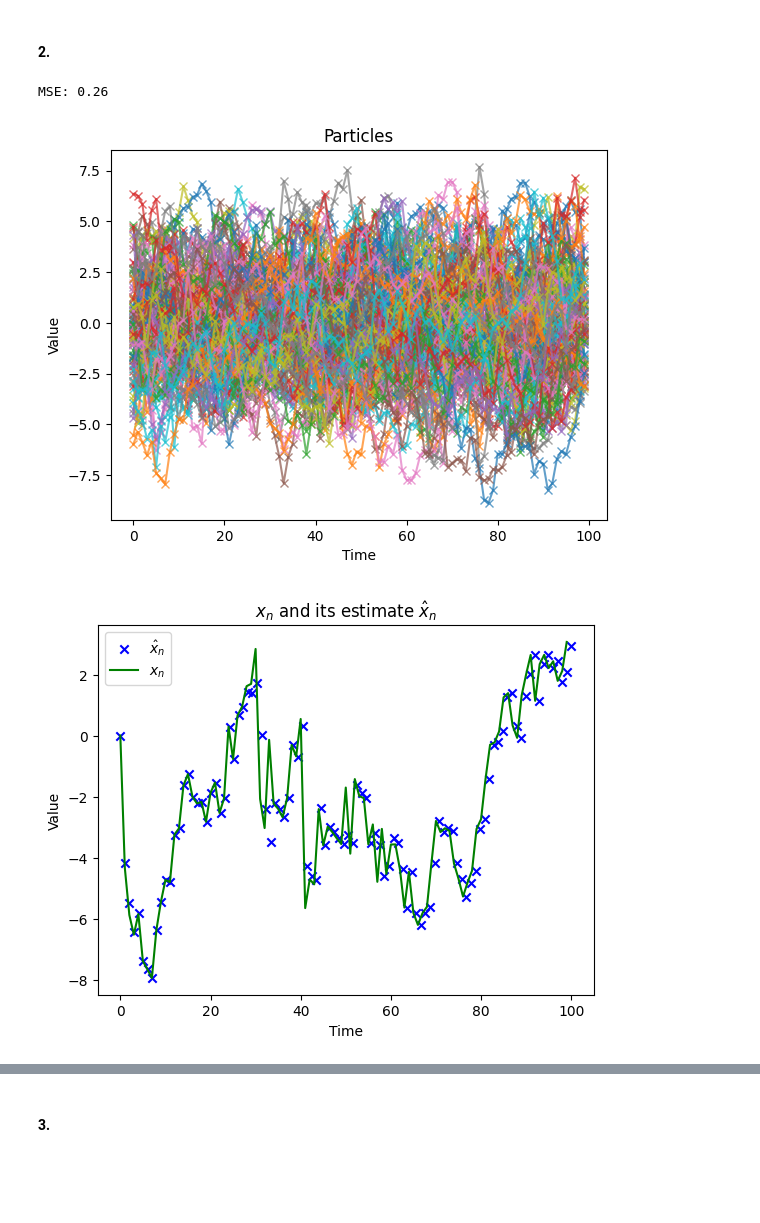
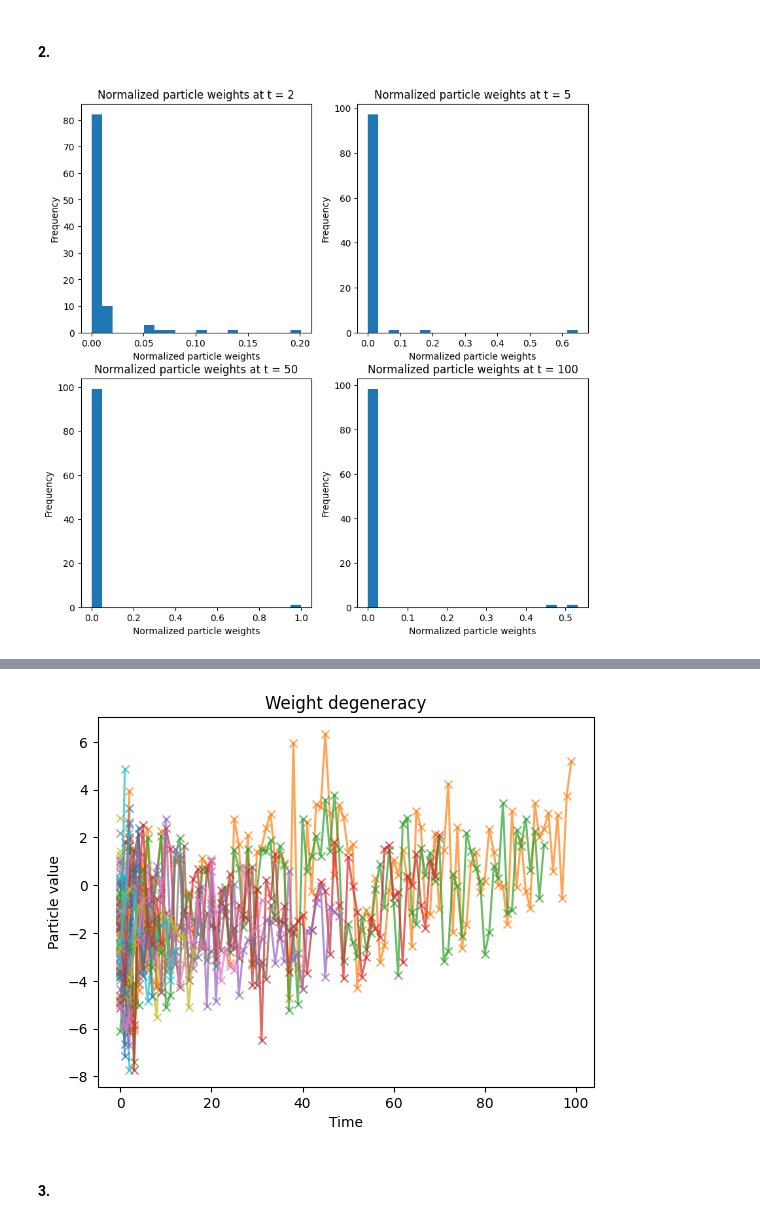
Before and after one commit to leonardodeclara/DD2447-Statistical-Methods-in-Applied-Computer-Science, a Jupyter notebook: Assignment_3/assignment3.ipynb, the cells around one changed output, grey strips where cells are left out. Drawn from its saved outputs; the diff is of its cells as text; code cells hidden in the pictures; blank space fills up the shorter version.

```diff
--- a/Assignment_3/assignment3.ipynb
+++ b/Assignment_3/assignment3.ipynb
@@ -200,38 +199,16 @@ def sis(K,T,alpha_param,sigma_param):
 # %%
 K = 100
 x_sis,y_sis,w_sis,w_normalized_sis,x_n,x_n_hat,mse = sis(K=K,T=T,alpha_param=alpha_param,sigma_param=sigma_param)
-print('MSE: {:.2f}'.format(mse))
-
-# Plot the particles, the samples and the estimate
-
-for i in range(K):
-    plt.plot(x_sis[:,i],'-x',alpha=0.7)
-plt.title('Particles')
-plt.xlabel('Time')
-plt.ylabel('Value')
-plt.show()
-
-plt.scatter(np.linspace(0,T,T),x_n_hat,label='$\hat{x}_n$', color='blue',marker='x')
-plt.plot(x_n,label='$x_n$', color='green')
-plt.title('$x_n$ and its estimate $\hat{x}_n$')
-plt.xlabel('Time')
-plt.ylabel('Value')
-plt.legend()
-
-plt.show()
-
 
 # histogram of the weights
 t_s = [1,4,49,99]
 
 fig,axs=plt.subplots(2,2, figsize=(10,10))
 for i,t in enumerate(t_s):
     axs[i//2,i%2].set_title('Normalized particle weights at t = '+str(t+1))
     axs[i//2,i%2].hist(w_normalized_sis[t,:],bins=20)
 
     axs[i//2,i%2].set_xlabel('Normalized particle weights')
     axs[i//2,i%2].set_ylabel('Frequency')
 # %% [output]
-MSE: 0.26
-[figure, old version]
+[figure, new version]
-[figure, removed]
@@ -239,2 +215,16 @@ MSE: 0.26
+# %%
+#plot the particles trajectories until their weight becomes zero
+plt.figure()
+for j in range(K):
+   nonzero_indices = [i for i, w in enumerate(w_normalized_sis[j,:]) if w > 10e-7]
+   plt.plot(x_sis[j,nonzero_indices],'-x',alpha=0.7)
+
+
+plt.title('Weight degeneracy')
+plt.xlabel('Time')
+plt.ylabel('Particle value')
+plt.show()
+# %% [output]
+[figure, added]
 # %% [markdown]
 #### 3.
```
Also changed, not shown: parts of 7 cells of this notebook.
